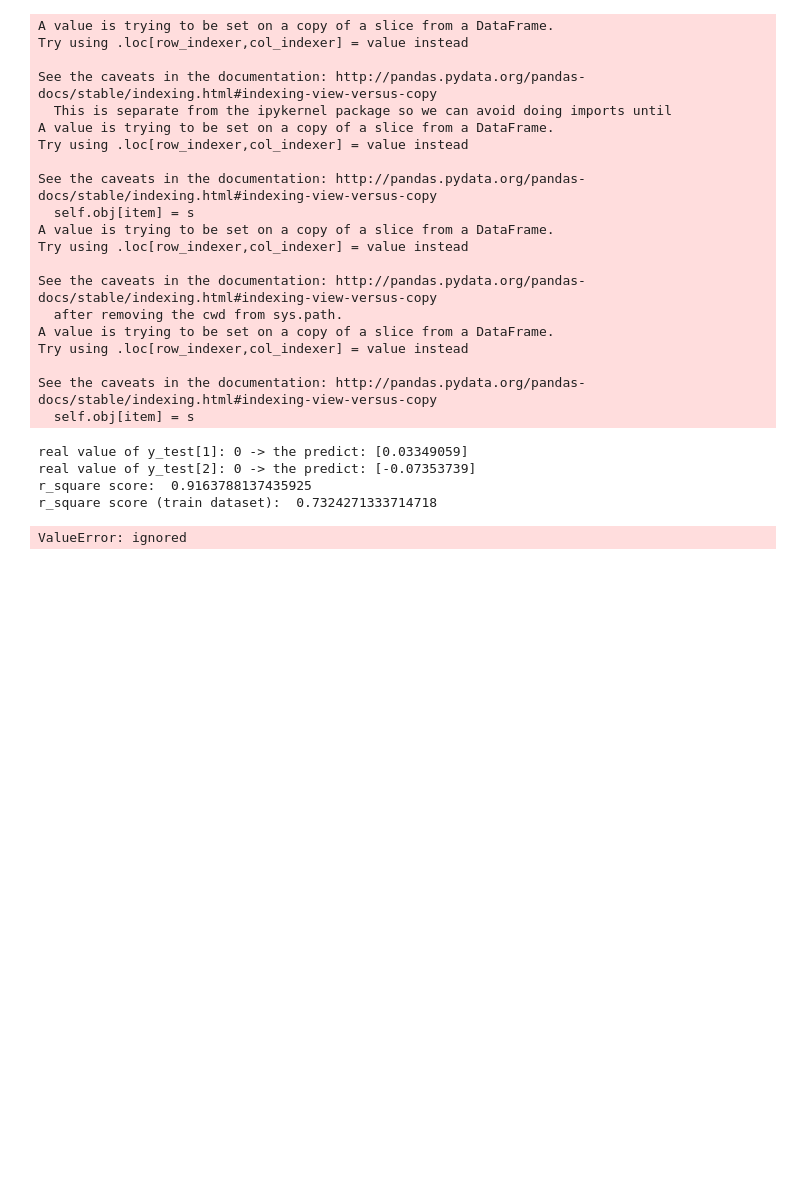
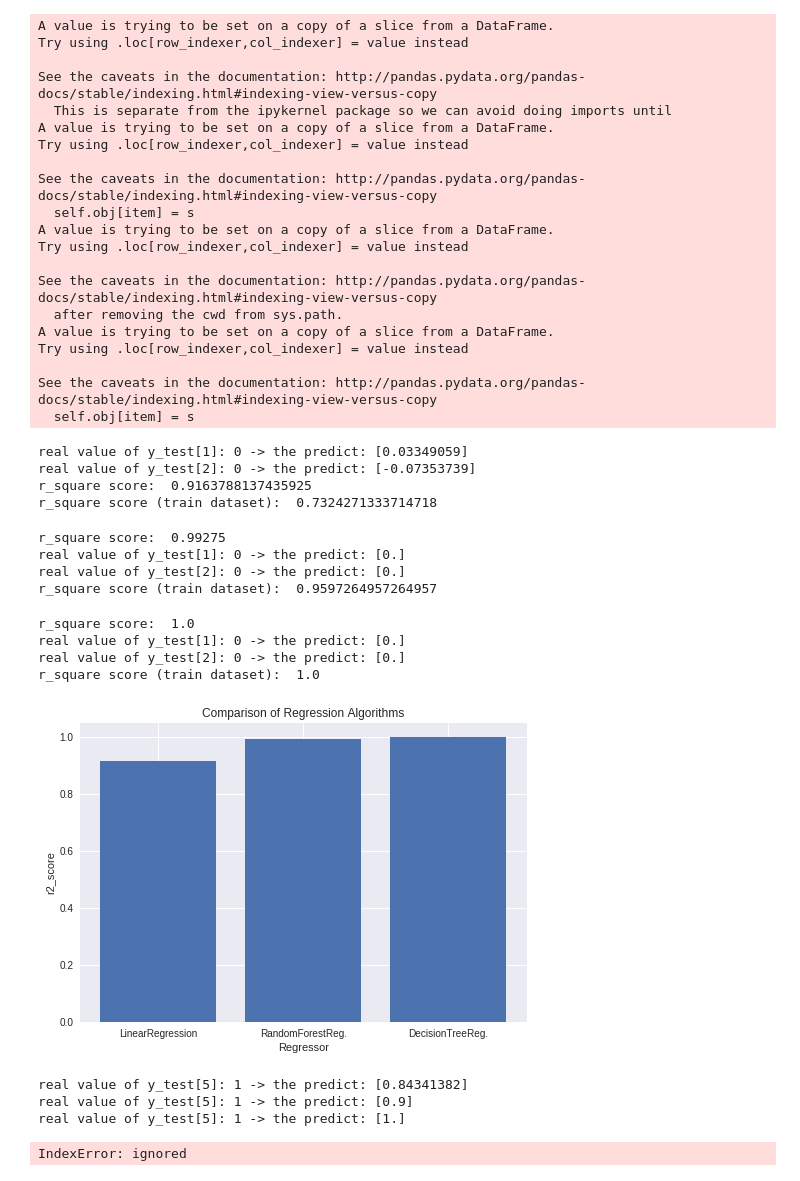
Before and after one commit to Anandharajan/DriverBehaviour, a Jupyter notebook: DriverBehaviour.ipynb, the cells around one changed output. Drawn from its saved outputs; the diff is of its cells as text; code cells hidden in the pictures; blank space fills up the shorter version.

```diff
--- a/DriverBehaviour.ipynb
+++ b/DriverBehaviour.ipynb
@@ -143,10 +143,65 @@ real value of y_test[1]: 0 -> the predict: [0.03349059]
 real value of y_test[2]: 0 -> the predict: [-0.07353739]
 r_square score:  0.9163788137435925
 r_square score (train dataset):  0.7324271333714718
-# %%
-X_train = train_df.drop(["brac"], axis=1)
-y_train = train_df["accident"]
-X_test = test_df.drop(["brac"], axis=1)
-y_test = test_df["accident"]
-# %% [output]
-ValueError: ignored
+# %%
+from sklearn.ensemble import RandomForestRegressor
+rfr = RandomForestRegressor(n_estimators = 100, random_state = 42)
+rfr.fit(x_train,y_train)
+y_head_rfr = rfr.predict(x_test)
+
+from sklearn.metrics import r2_score
+print("r_square score: ", r2_score(y_test,y_head_rfr))
+print("real value of y_test[1]: " + str(y_test[1]) + " -> the predict: " + str(rfr.predict(x_test.iloc[[1],:])))
+print("real value of y_test[2]: " + str(y_test[2]) + " -> the predict: " + str(rfr.predict(x_test.iloc[[2],:])))
+
+
+y_head_rf_train = rfr.predict(x_train)
+print("r_square score (train dataset): ", r2_score(y_train,y_head_rf_train))
+# %% [output]
+r_square score:  0.99275
+real value of y_test[1]: 0 -> the predict: [0.]
+real value of y_test[2]: 0 -> the predict: [0.]
+r_square score (train dataset):  0.9597264957264957
+# %%
+from sklearn.tree import DecisionTreeRegressor
+dtr = DecisionTreeRegressor(random_state = 42)
+dtr.fit(x_train,y_train)
+y_head_dtr = dtr.predict(x_test)
+
+from sklearn.metrics import r2_score
+print("r_square score: ", r2_score(y_test,y_head_dtr))
+print("real value of y_test[1]: " + str(y_test[1]) + " -> the predict: " + str(dtr.predict(x_test.iloc[[1],:])))
+print("real value of y_test[2]: " + str(y_test[2]) + " -> the predict: " + str(dtr.predict(x_test.iloc[[2],:])))
+
+y_head_dtr_train = dtr.predict(x_train)
+print("r_square score (train dataset): ", r2_score(y_train,y_head_dtr_train))
+# %% [output]
+r_square score:  1.0
+real value of y_test[1]: 0 -> the predict: [0.]
+real value of y_test[2]: 0 -> the predict: [0.]
+r_square score (train dataset):  1.0
+# %%
+y = np.array([r2_score(y_test,y_head_lr),r2_score(y_test,y_head_rfr),r2_score(y_test,y_head_dtr)])
+x = ["LinearRegression","RandomForestReg.","DecisionTreeReg."]
+plt.bar(x,y)
+plt.title("Comparison of Regression Algorithms")
+plt.xlabel("Regressor")
+plt.ylabel("r2_score")
+plt.show()
+# %% [output]
+[figure, added]
+# %%
+print("real value of y_test[5]: " + str(y_test[5]) + " -> the predict: " + str(lr.predict(x_test.iloc[[5],:])))
+print("real value of y_test[5]: " + str(y_test[5]) + " -> the predict: " + str(rfr.predict(x_test.iloc[[5],:])))
+print("real value of y_test[5]: " + str(y_test[5]) + " -> the predict: " + str(dtr.predict(x_test.iloc[[5],:])))
+
+print()
+
+print("real value of y_test[10]: " + str(y_test[10]) + " -> the predict: " + str(lr.predict(x_test.iloc[[10],:])))
+print("real value of y_test[10]: " + str(y_test[10]) + " -> the predict: " + str(rfr.predict(x_test.iloc[[10],:])))
+print("real value of y_test[10]: " + str(y_test[10]) + " -> the predict: " + str(dtr.predict(x_test.iloc[[10],:])))
+# %% [output]
+real value of y_test[5]: 1 -> the predict: [0.84341382]
+real value of y_test[5]: 1 -> the predict: [0.9]
+real value of y_test[5]: 1 -> the predict: [1.]
+IndexError: ignored
```
Also changed, not shown: parts of 8 cells of this notebook.
